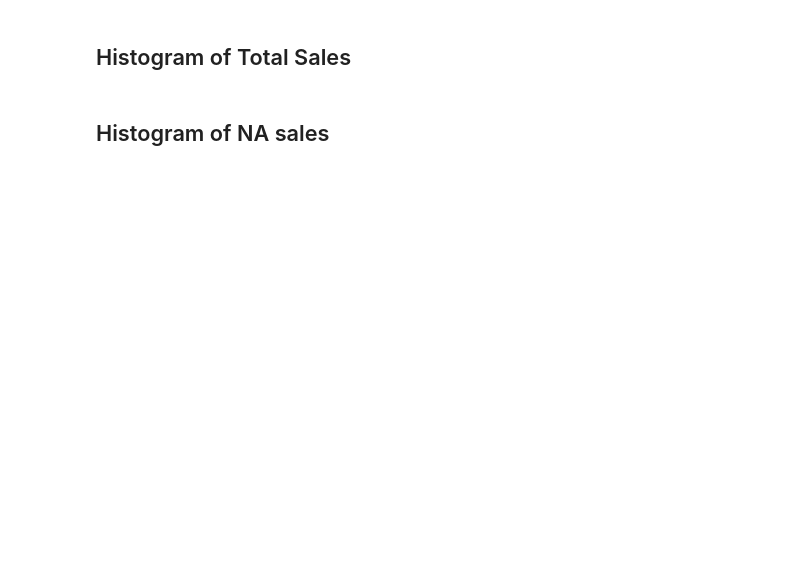
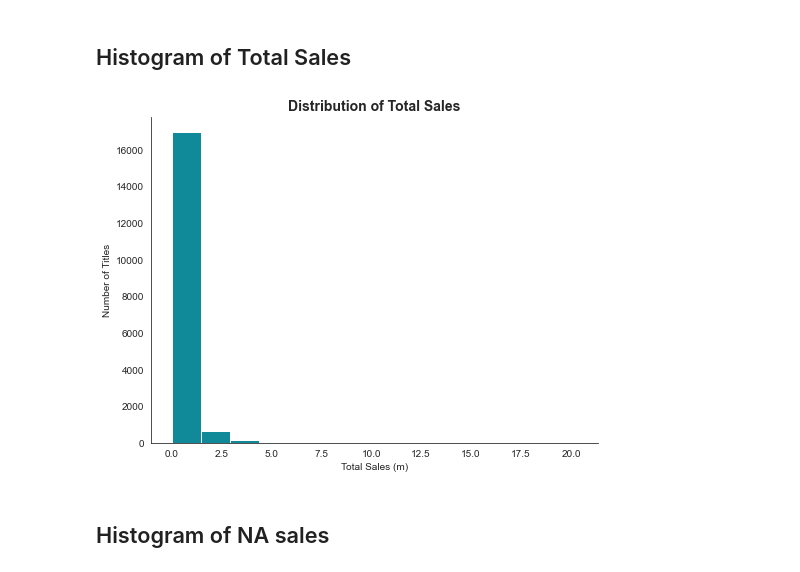
Before and after one commit to TJMaya/Video-Game-Sales-Project, a Jupyter notebook: VGSalesProjectStep3EDA.ipynb, the cells around one changed output. Saved outputs shown, nothing was run; the diff lists cells and outputs as text; code cells hidden in the pictures; blank space fills up the shorter version.

```diff
--- a/VGSalesProjectStep3EDA.ipynb
+++ b/VGSalesProjectStep3EDA.ipynb
@@ -49,4 +129,18 @@ Index(['Title', 'Genre', 'Console', 'Publisher', 'Total Sales (m)',
 # %% [markdown]
 ## Histogram of Total Sales
+# %%
+sns.set_style("white")
+plt.figure(figsize = (8,6))
+plt.hist(df["Total Sales (m)"],
+        bins = 14,
+        color = "#108a99")
+plt.title("Distribution of Total Sales", fontsize = 14, weight = "bold")
+plt.xlabel("Total Sales (m)")
+plt.ylabel("Number of Titles")
+sns.despine()
+#plt.savefig("TotalSalesHistogram.png")
+plt.show()
+# %% [output]
+[figure, added]
 # %% [markdown]
 ## Histogram of NA sales
```
Also changed, not shown: parts of 21 cells of this notebook, 3 other files.
